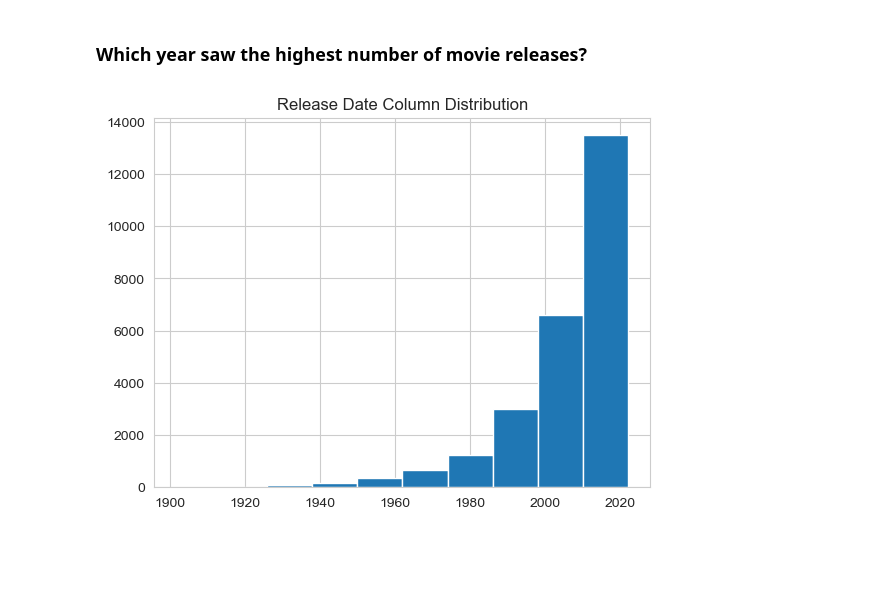
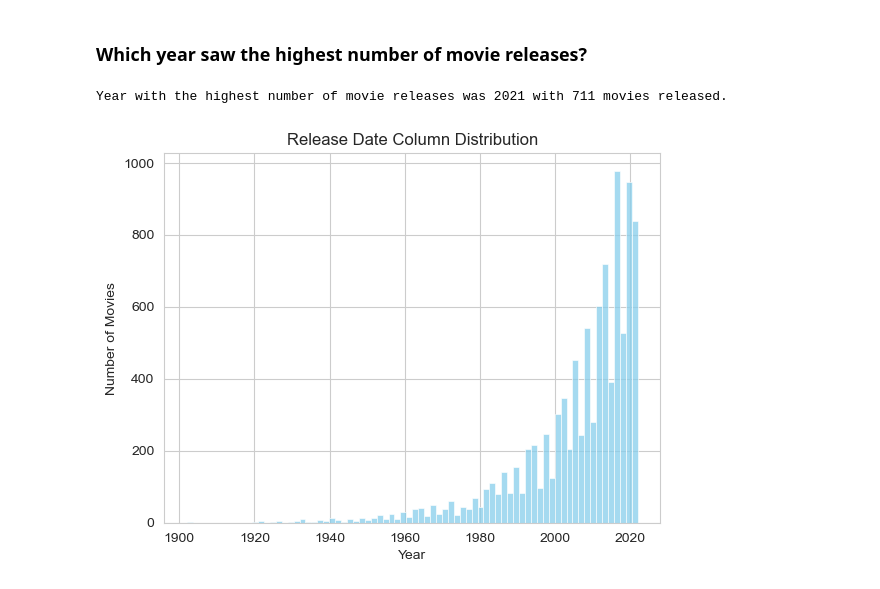
Before and after one commit to itsnehakv/Movie-Data-Analysis, a Jupyter notebook: Movie Data Analysis Project.ipynb, the cells around one changed output. Cells and saved outputs as stored; diff of their text form; code cells hidden in the pictures; blank space fills up the shorter version.

```diff
--- a/Movie Data Analysis Project.ipynb
+++ b/Movie Data Analysis Project.ipynb
@@ -310,10 +310,21 @@ df[df['Popularity']==df['Popularity'].min()]
 # %% [markdown]
 <h3>Which year saw the highest number of movie releases?</h3>
 # %%
-df['Release_Date'].hist()
+df_unique = df.drop_duplicates(subset=['Title', 'Release_Date'])
 
-plt.title("Release Date Column Distribution")
+movies_per_year=df_unique['Release_Date'].value_counts()
+max_count=movies_per_year.max()
+max_year=movies_per_year.idxmax()
 
-plt.show()
+print("Year with the highest number of movie releases was", max_year,"with",max_count,"movies released.")
 # %% [output]
-[figure, removed]
+Year with the highest number of movie releases was 2021 with 711 movies released.
+# %%
+sb.histplot(data=df_unique, x='Release_Date', color='skyblue')
+plt.title("Release Date Column Distribution")
+plt.xlabel("Year")
+plt.ylabel("Number of Movies")
+
+plt.show()
+# %% [output]
+[figure, added]
```
Also changed, not shown: parts of 1 cell of this notebook.
